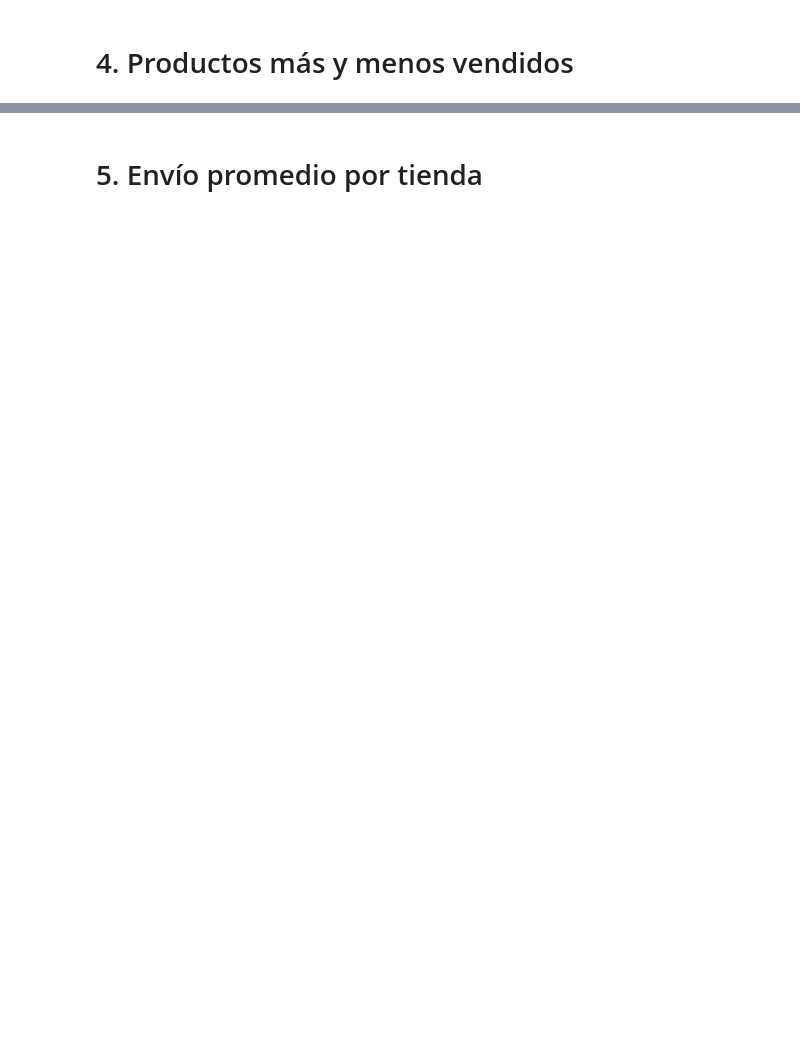
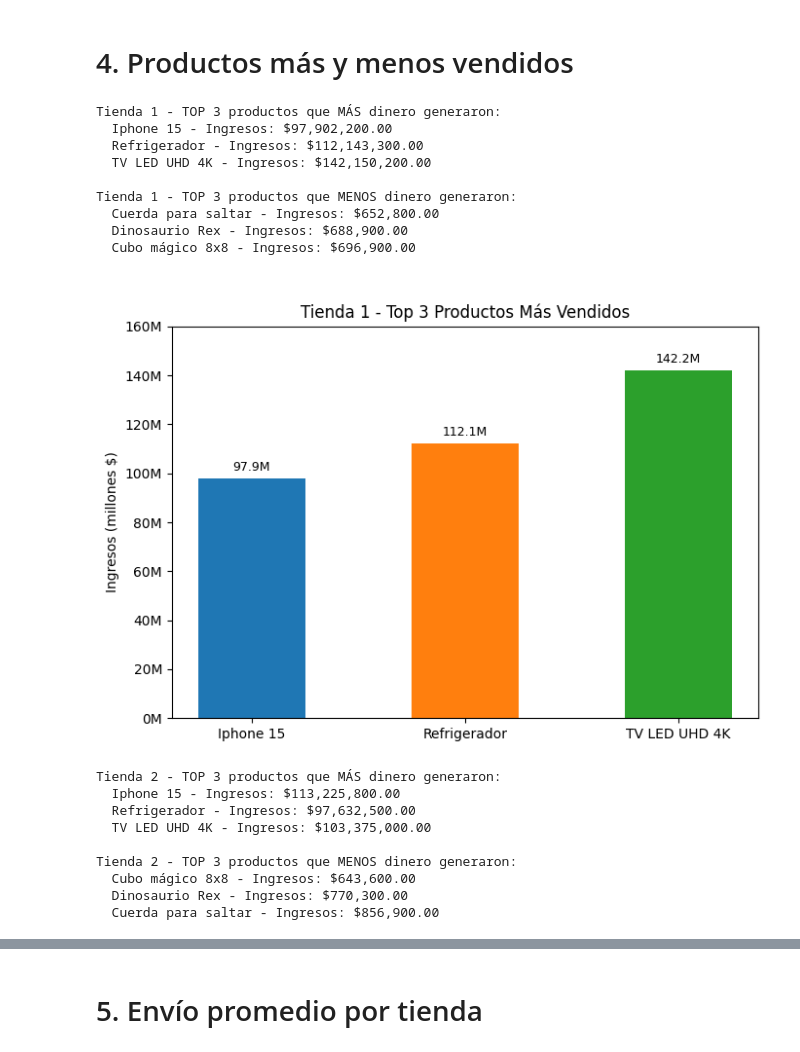
Before and after one commit to arruenicol/challenge_alura_store, a Jupyter notebook: AluraStoreLatam.ipynb, the cells around one changed output, grey strips where cells are left out. Drawn from its saved outputs; the diff is of its cells as text; code cells hidden in the pictures; blank space fills up the shorter version.

```diff
--- a/AluraStoreLatam.ipynb
+++ b/AluraStoreLatam.ipynb
@@ -277,2 +251,79 @@ print(f"📉 Peor calificación: {peor_tienda} ({peor_calificacion:.2f})")
 # %% [markdown]
 # 4. Productos más y menos vendidos
+# %%
+import matplotlib.ticker as mtick
+
+urls = [url, url2, url3, url4]
+
+# Leer todos los CSVs y agregar columna 'Tienda'
+df_total = pd.concat(
+    [pd.read_csv(url).assign(Tienda=f"Tienda {i+1}") for i, url in enumerate(urls)],
+    ignore_index=True
+)
+
+# Asegurar tipos correctos
+df_total['Precio'] = df_total['Precio'].astype(float)
+df_total['Cantidad de cuotas'] = df_total['Cantidad de cuotas'].astype(int)
+df_total['Ingreso'] = df_total['Precio']
+
+# Agrupar por Tienda y Producto sumando ingresos
+ventas = df_total.groupby(['Tienda', 'Producto'])['Ingreso'].sum().reset_index()
+
+def graficar_top3_por_tienda(tienda):
+    data = ventas[ventas['Tienda'] == tienda]
+    top_mas = data.sort_values(by='Ingreso', ascending=False).head(3)
+    top_menos = data.sort_values(by='Ingreso', ascending=True).head(3)
+
+    top_mas = top_mas.sort_values(by='Producto')
+
+
+    # Imprimir texto
+    print(f"\n\n\n{tienda} - TOP 3 productos que MÁS dinero generaron:")
+    for _, fila in top_mas.iterrows():
+        print(f"  {fila['Producto']} - Ingresos: ${fila['Ingreso']:,.2f}")
+
+    print(f"\n{tienda} - TOP 3 productos que MENOS dinero generaron:")
+    for _, fila in top_menos.iterrows():
+        print(f"  {fila['Producto']} - Ingresos: ${fila['Ingreso']:,.2f}")
+
+    # Colores diferentes para las barras
+    colores = ['#1f77b4', '#ff7f0e', '#2ca02c']  # azul, naranja, verde
+
+    # Gráfico
+    plt.figure(figsize=(7,5))
+    barras = plt.bar(top_mas['Producto'], top_mas['Ingreso'] / 1_000_000, color=colores, width=0.5)
+    plt.title(f"\n{tienda} - Top 3 Productos Más Vendidos")
+    plt.ylabel("Ingresos (millones $)")
+    plt.ylim(0, 160)  # Límite máximo en el eje Y
+    plt.gca().yaxis.set_major_formatter(mtick.FuncFormatter(lambda x, _: f'{x:.0f}M'))
+
+    # Añadir etiquetas de ingresos encima de cada barra
+    for barra in barras:
+        alto = barra.get_height()
+        plt.text(barra.get_x() + barra.get_width()/2, alto + 2, f'{alto:.1f}M', ha='center', va='bottom', fontsize=9)
+
+    plt.tight_layout()
+    plt.show()
+
+for tienda in ventas['Tienda'].unique():
+    graficar_top3_por_tienda(tienda)
+# %% [output]
+Tienda 1 - TOP 3 productos que MÁS dinero generaron:
+  Iphone 15 - Ingresos: $97,902,200.00
+  Refrigerador - Ingresos: $112,143,300.00
+  TV LED UHD 4K - Ingresos: $142,150,200.00
+
+Tienda 1 - TOP 3 productos que MENOS dinero generaron:
+  Cuerda para saltar - Ingresos: $652,800.00
+  Dinosaurio Rex - Ingresos: $688,900.00
+  Cubo mágico 8x8 - Ingresos: $696,900.00
+[figure, added]
+Tienda 2 - TOP 3 productos que MÁS dinero generaron:
+  Iphone 15 - Ingresos: $113,225,800.00
+  Refrigerador - Ingresos: $97,632,500.00
+  TV LED UHD 4K - Ingresos: $103,375,000.00
+
+Tienda 2 - TOP 3 productos que MENOS dinero generaron:
+  Cubo mágico 8x8 - Ingresos: $643,600.00
+  Dinosaurio Rex - Ingresos: $770,300.00
+  Cuerda para saltar - Ingresos: $856,900.00
```
Also changed, not shown: parts of 15 cells of this notebook.
